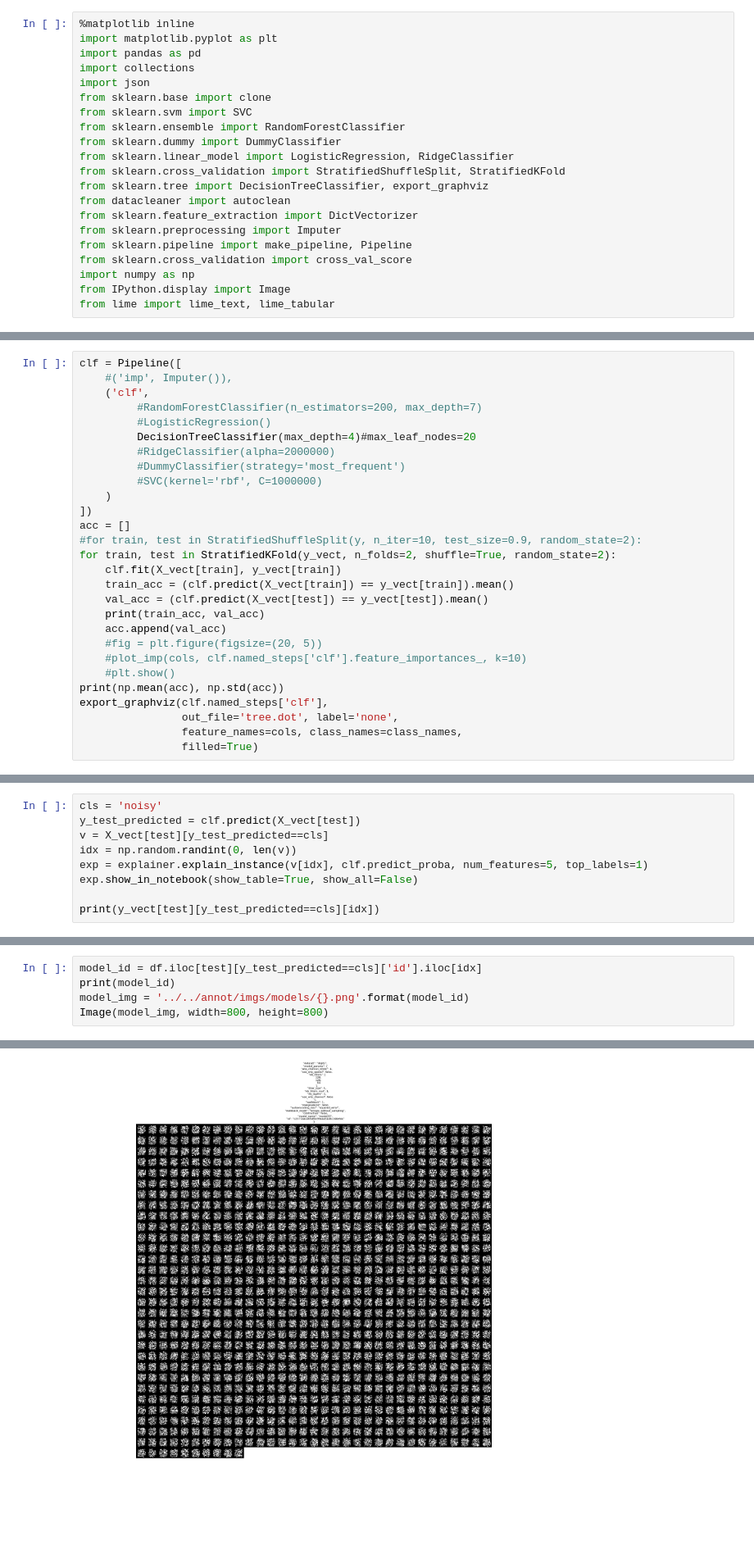
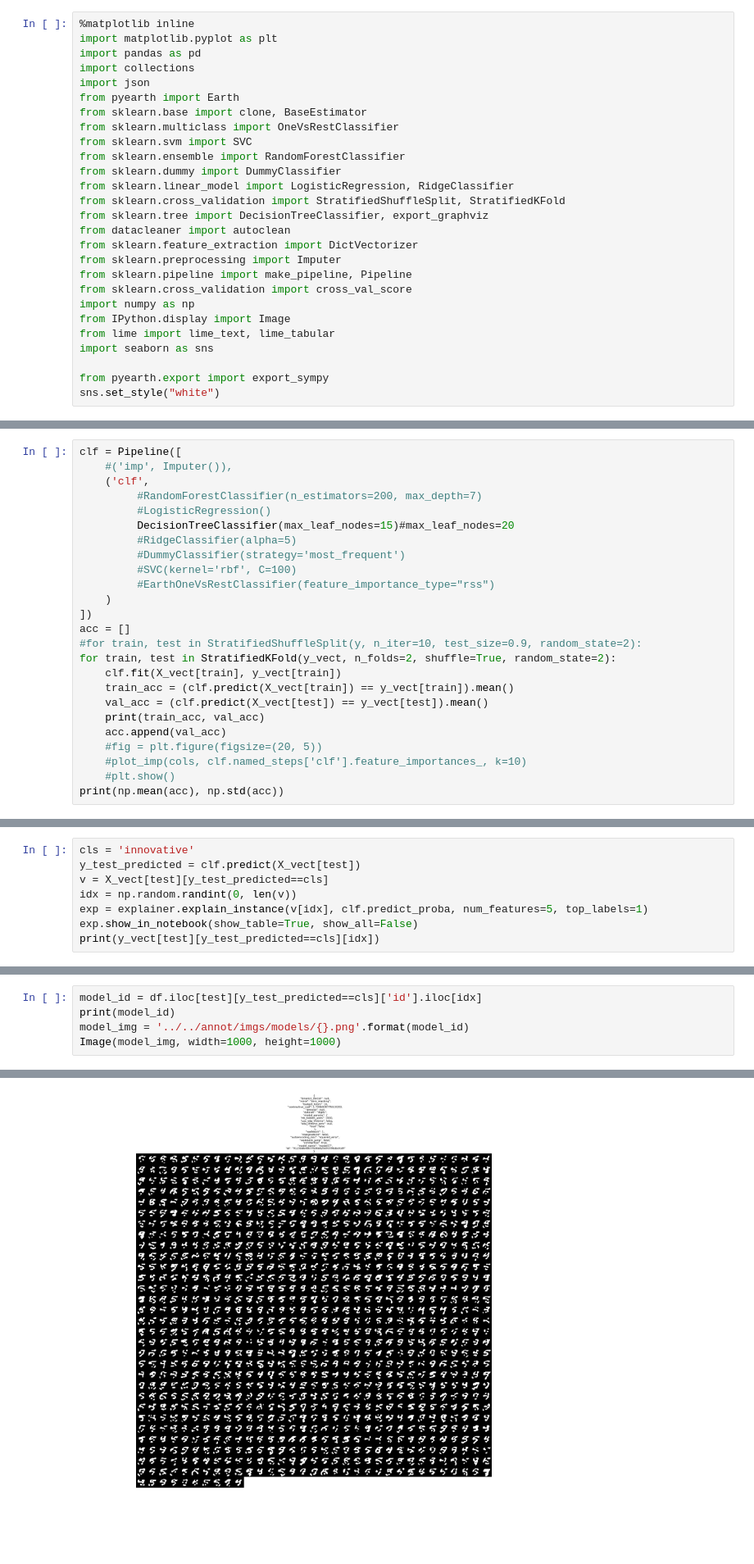
Before and after one commit to mehdidc/fun, a Jupyter notebook: ipynb/annot.ipynb, the cells around one changed output, grey strips where cells are left out. Shown at 82% size. Cells and saved outputs as stored; diff of their text form.

```diff
--- a/ipynb/annot.ipynb
+++ b/ipynb/annot.ipynb
@@ -4,7 +4,9 @@ import matplotlib.pyplot as plt
 import pandas as pd
 import collections
 import json
-from sklearn.base import clone
+from pyearth import Earth
+from sklearn.base import clone, BaseEstimator
+from sklearn.multiclass import OneVsRestClassifier
 from sklearn.svm import SVC
 from sklearn.ensemble import RandomForestClassifier
 from sklearn.dummy import DummyClassifier
@@ -19,4 +21,8 @@ from sklearn.cross_validation import cross_val_score
 import numpy as np
 from IPython.display import Image
 from lime import lime_text, lime_tabular
+import seaborn as sns
+
+from pyearth.export import export_sympy
+sns.set_style("white")
 # %%
@@ -97,10 +104,11 @@ clf = Pipeline([
     ('clf',
          #RandomForestClassifier(n_estimators=200, max_depth=7)
          #LogisticRegression()
-         DecisionTreeClassifier(max_depth=4)#max_leaf_nodes=20
-         #RidgeClassifier(alpha=2000000)
+         DecisionTreeClassifier(max_leaf_nodes=15)#max_leaf_nodes=20
+         #RidgeClassifier(alpha=5)
          #DummyClassifier(strategy='most_frequent')
-         #SVC(kernel='rbf', C=1000000)
+         #SVC(kernel='rbf', C=100)
+         #EarthOneVsRestClassifier(feature_importance_type="rss")
     )
 ])
 acc = []
@@ -115,8 +123,4 @@ for train, test in StratifiedKFold(y_vect, n_folds=2, shuffle=True, random_state
     #plot_imp(cols, clf.named_steps['clf'].feature_importances_, k=10)
     #plt.show()
 print(np.mean(acc), np.std(acc))
-export_graphviz(clf.named_steps['clf'],
-                out_file='tree.dot', label='none',
-                feature_names=cols, class_names=class_names,
-                filled=True)
 # %% [output]
@@ -136,13 +228,12 @@ explainer = lime.lime_tabular.LimeTabularExplainer(
     class_names=class_names,
     discretize_continuous=True)
 # %%
-cls = 'noisy'
+cls = 'innovative'
 y_test_predicted = clf.predict(X_vect[test])
 v = X_vect[test][y_test_predicted==cls]
 idx = np.random.randint(0, len(v))
 exp = explainer.explain_instance(v[idx], clf.predict_proba, num_features=5, top_labels=1)
 exp.show_in_notebook(show_table=True, show_all=False)
-
 print(y_vect[test][y_test_predicted==cls][idx])
 # %% [output]
 [interactive output not drawn]
@@ -151,5 +242,5 @@ noisy
 model_id = df.iloc[test][y_test_predicted==cls]['id'].iloc[idx]
 print(model_id)
 model_img = '../../annot/imgs/models/{}.png'.format(model_id)
-Image(model_img, width=800, height=800)
+Image(model_img, width=1000, height=1000)
 # %% [output]
@@ -157 +248 @@ c2577aaca65df0c99aba51d6c346efdc
-[figure, old version]
+[figure, new version]
```
Also changed, not shown: parts of 14 cells of this notebook, 2 other files.
